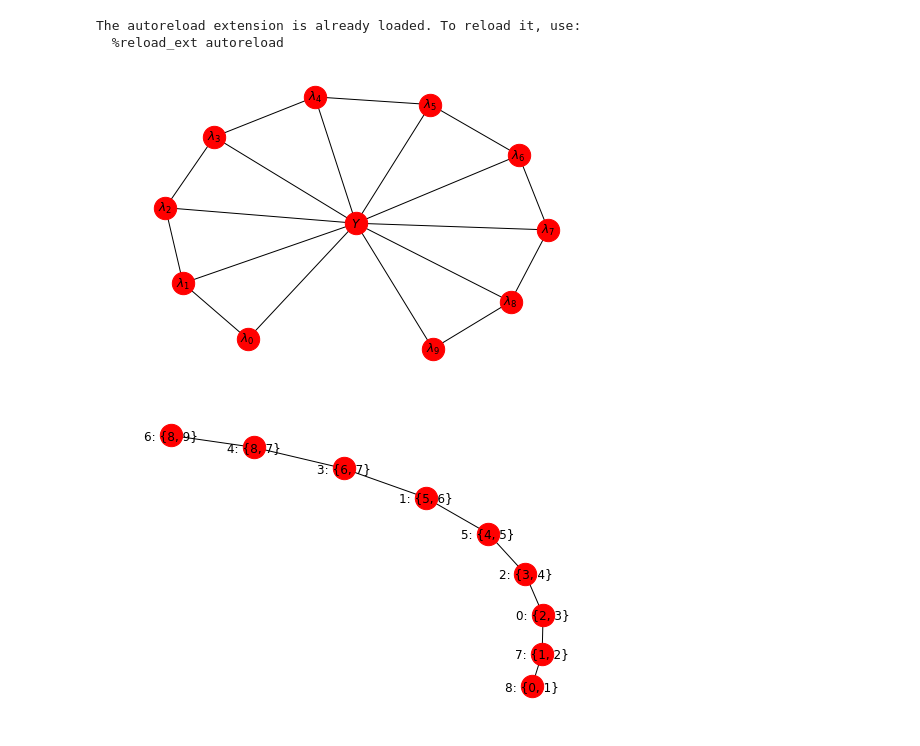
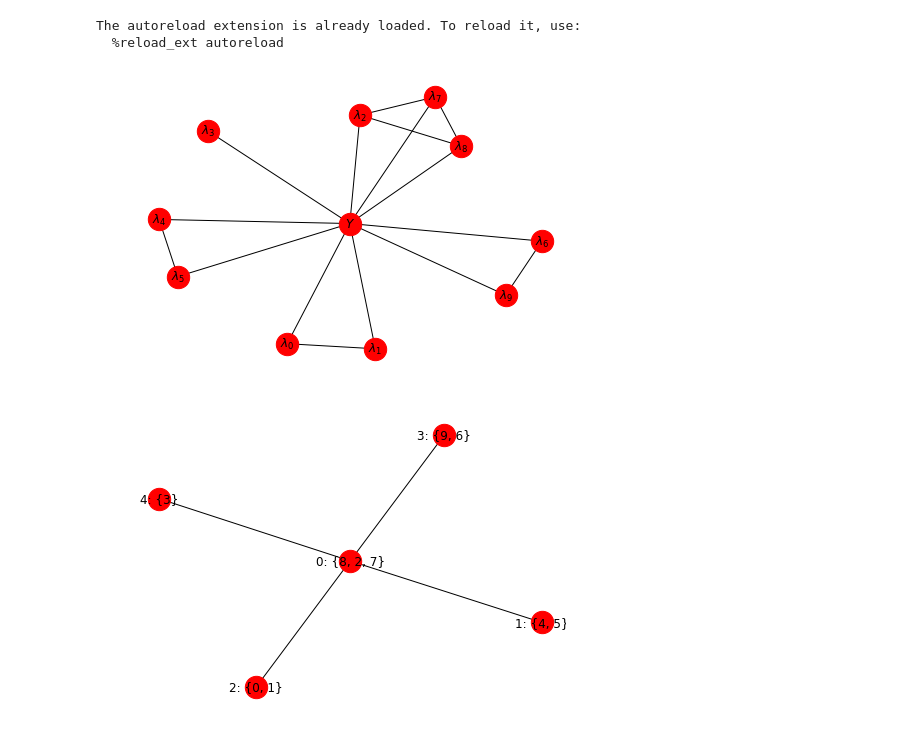
Before and after one commit to HazyResearch/metal, a Jupyter notebook: notebooks/New_JT_SPA_testing.ipynb, the cells around one changed output. Drawn from its saved outputs; the diff is of its cells as text; code cells hidden in the pictures.

```diff
--- a/notebooks/New_JT_SPA_testing.ipynb
+++ b/notebooks/New_JT_SPA_testing.ipynb
@@ -34,15 +34,15 @@ The autoreload extension is already loaded. To reload it, use:
 # %%
 M = 10
 N_CLUSTERS = 5
-# deps_graph = ClusterDependencies(M, N_CLUSTERS)
-deps_graph = ChainDependencies(M)
+deps_graph = ClusterDependencies(M, N_CLUSTERS)
+# deps_graph = ChainDependencies(M)
 deps_graph.draw()
 # %% [output]
-[figure, old version]
+[figure, new version]
 # %%
 N = 1000 # Not used yet...
 K = 2
 data = DataGenerator(N, M, k=K, deps_graph=deps_graph)
 data.jt.draw()
 # %% [output]
-[figure, old version]
+[figure, new version]
```
Also changed, not shown: parts of 8 cells of this notebook, 3 other files.
